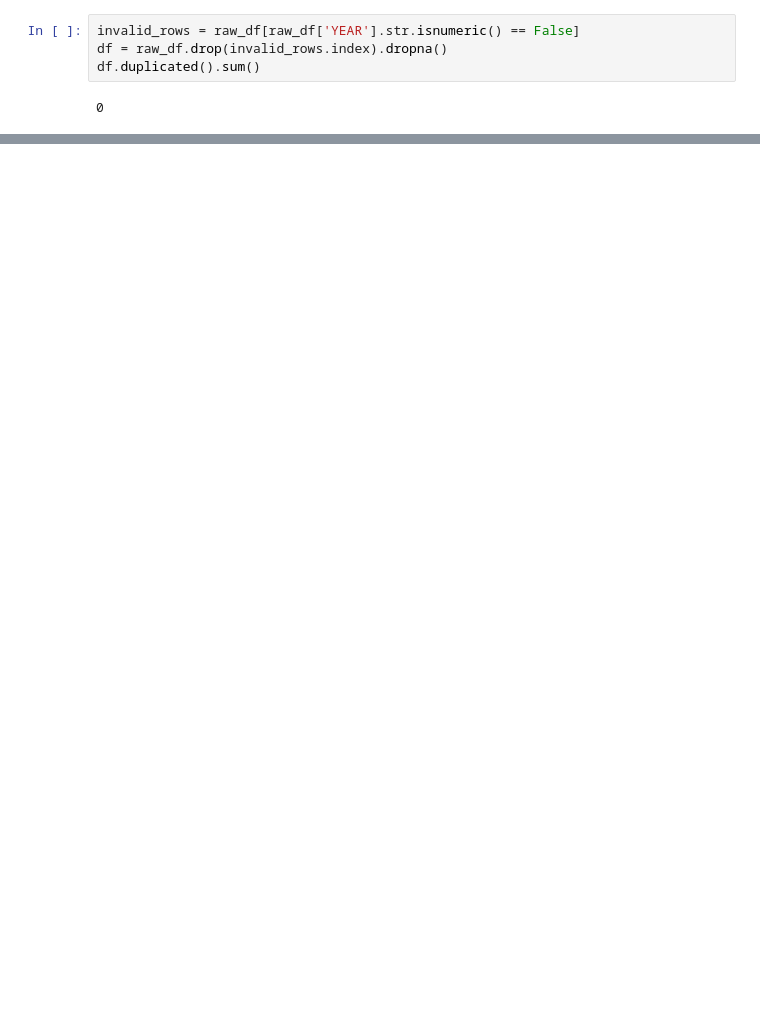
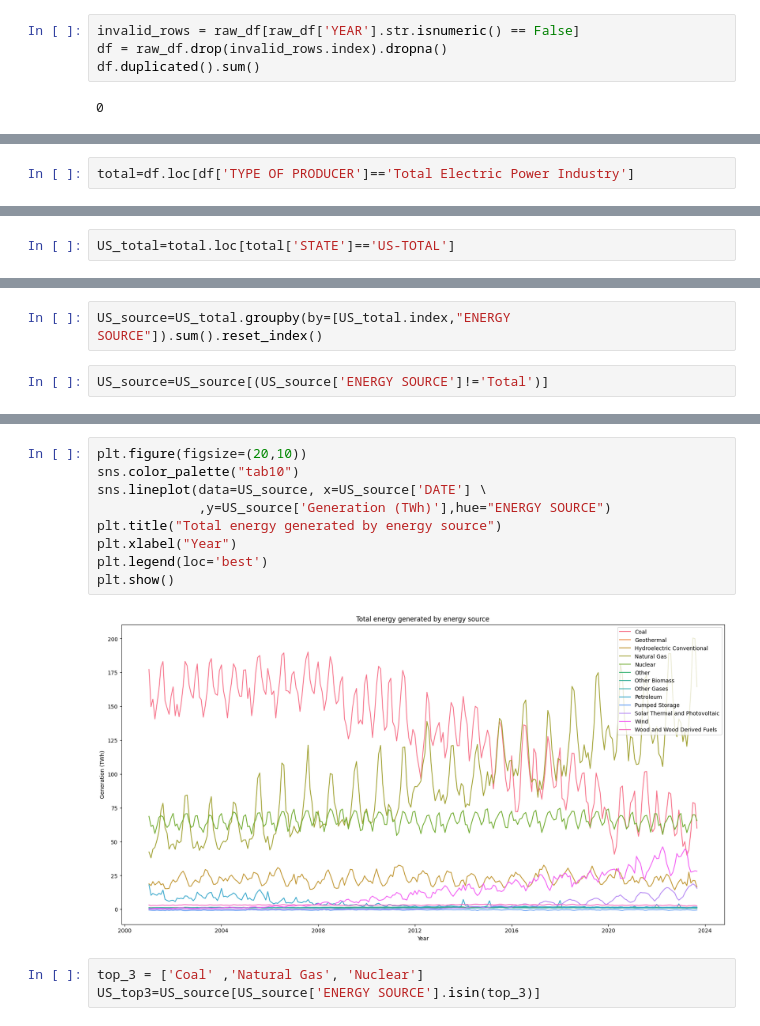
Before and after one commit to NickSordi/6505-Final-Project, a Jupyter notebook: Load Data.ipynb, the cells around one changed output, grey strips where cells are left out. Cells and saved outputs as stored; diff of their text form; blank space fills up the shorter version.

```diff
--- a/Load Data.ipynb
+++ b/Load Data.ipynb
@@ -100,0 +164,2 @@ array(['Coal', 'Petroleum', 'Natural Gas', 'Hydroelectric Conventional',
+# %%
+total=df.loc[df['TYPE OF PRODUCER']=='Total Electric Power Industry']
@@ -100,0 +176,2 @@ array(['Coal', 'Petroleum', 'Natural Gas', 'Hydroelectric Conventional',
+# %%
+US_total=total.loc[total['STATE']=='US-TOTAL']
@@ -100,0 +231,4 @@ array(['Coal', 'Petroleum', 'Natural Gas', 'Hydroelectric Conventional',
+# %%
+US_source=US_total.groupby(by=[US_total.index,"ENERGY SOURCE"]).sum().reset_index()
+# %%
+US_source=US_source[(US_source['ENERGY SOURCE']!='Total')]
@@ -100,0 +251,14 @@ array(['Coal', 'Petroleum', 'Natural Gas', 'Hydroelectric Conventional',
+# %%
+plt.figure(figsize=(20,10))
+sns.color_palette("tab10")
+sns.lineplot(data=US_source, x=US_source['DATE'] \
+             ,y=US_source['Generation (TWh)'],hue="ENERGY SOURCE")
+plt.title("Total energy generated by energy source")
+plt.xlabel("Year")
+plt.legend(loc='best')
+plt.show()
+# %% [output]
+[figure, added]
+# %%
+top_3 = ['Coal' ,'Natural Gas', 'Nuclear']
+US_top3=US_source[US_source['ENERGY SOURCE'].isin(top_3)]
```
Also changed, not shown: parts of 61 cells of this notebook.
